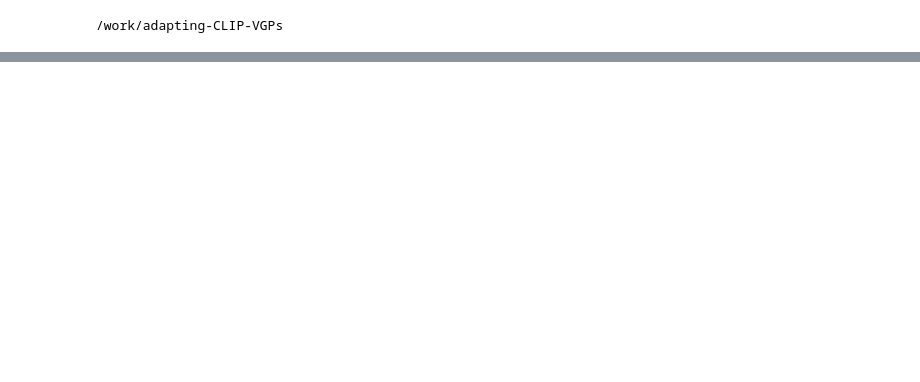
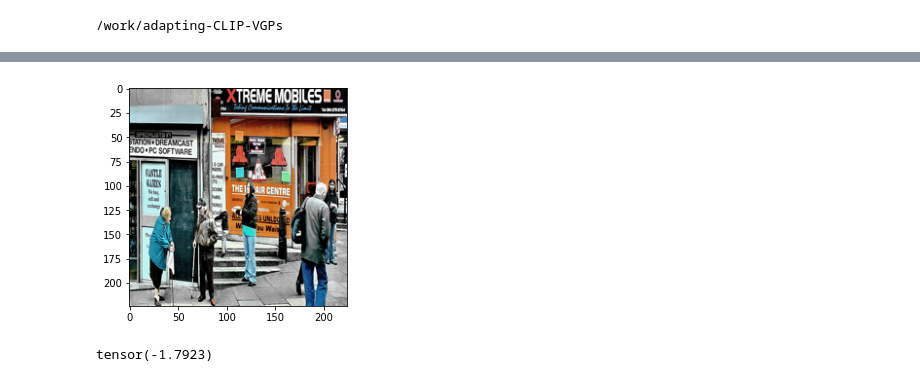
Before and after one commit to don1749/adapting-CLIP-VGPs, a Jupyter notebook: demo.ipynb, the cells around one changed output, grey strips where cells are left out. Cells and saved outputs as stored; diff of their text form; code cells hidden in the pictures; blank space fills up the shorter version.

```diff
--- a/demo.ipynb
+++ b/demo.ipynb
@@ -163,0 +307,29 @@ print(similarity_score)
+# %%
+img = images[0]
+phrases = phrase_pairs[0]
+
+# print(img, phrases)
+from skimage.segmentation import slic
+import numpy as np
+
+def get_masks(im):
+    masks = []
+
+    n_segments = list(range(100, 601, 50))
+    compactness = 50
+    sigma = 0
+
+    # Do SLIC with different number of segments so that it has a hierarchical scale structure
+    # This can average out spurious activations that happens sometimes when the segments are too small
+    for n in n_segments:
+        segments_slic = slic(im.astype(
+            np.float32)/255., n_segments=n, compactness=compactness, sigma=sigma)
+        for i in np.unique(segments_slic):
+            mask = segments_slic == i
+            masks.append(mask)
+    masks = np.stack(masks, 0)
+    return masks
+
+show(img)
+# %% [output]
+[figure, added]
@@ -163,0 +341,6 @@ print(similarity_score)
+# %%
+from PIL import Image
+
+prep = preprocess(Image.fromarray(img.cpu().numpy()))
+# %% [output]
+tensor(-1.7923)
```
Also changed, not shown: parts of 54 cells of this notebook, 7 other files.
